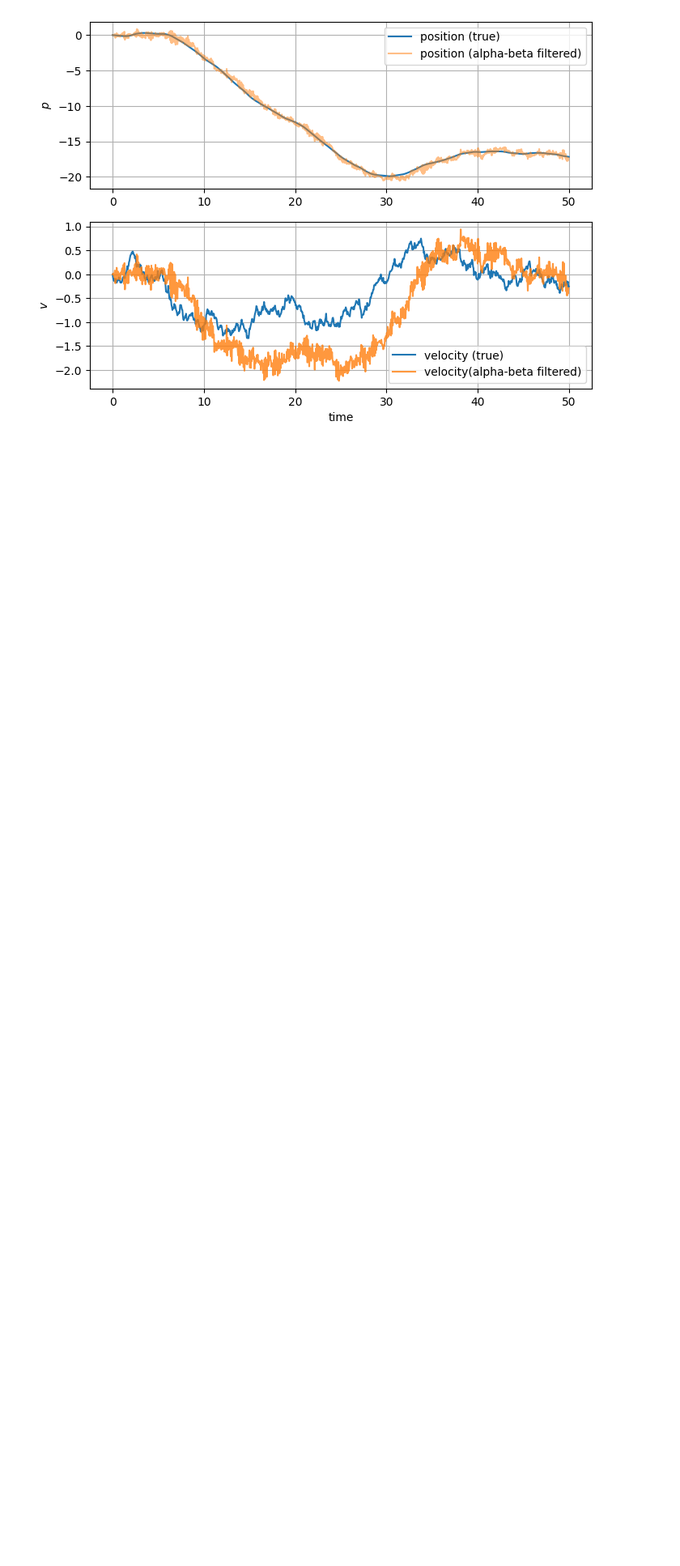
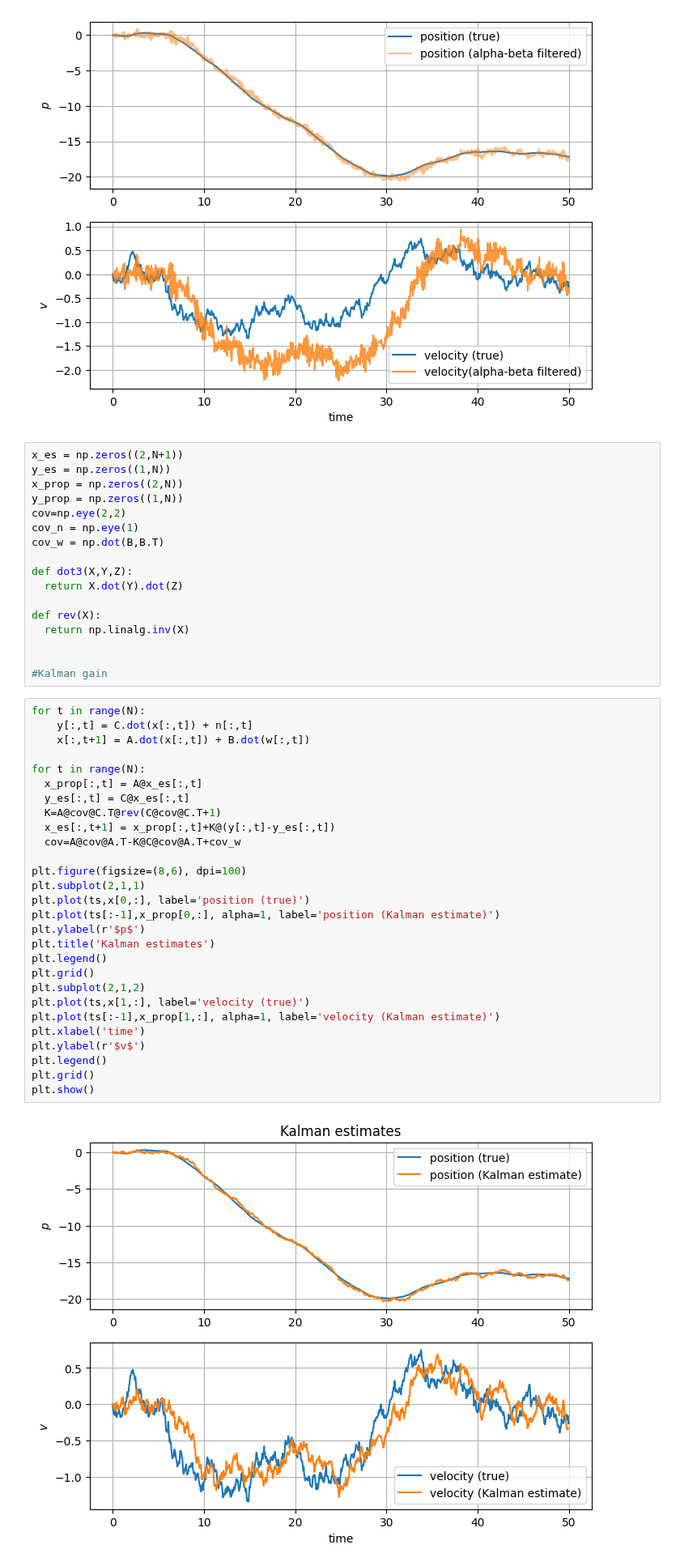
Before and after one commit to jehee-lee/Aerospace_capstone_design, a Jupyter notebook: Estimation_and_filtering.ipynb, the cells around one changed output. Shown at 81% size. Cells and saved outputs as stored; diff of their text form; blank space fills up the shorter version.

```diff
--- a/Estimation_and_filtering.ipynb
+++ b/Estimation_and_filtering.ipynb
@@ -231,3 +224,50 @@ plt.grid()
 plt.show()
 # %% [output]
 [figure]
+# %%
+x_es = np.zeros((2,N+1))
+y_es = np.zeros((1,N))
+x_prop = np.zeros((2,N))
+y_prop = np.zeros((1,N))
+cov=np.eye(2,2)
+cov_n = np.eye(1)
+cov_w = np.dot(B,B.T)
+
+def dot3(X,Y,Z):
+  return X.dot(Y).dot(Z)
+
+def rev(X):
+  return np.linalg.inv(X)
+
+
+#Kalman gain
+# %%
+for t in range(N):
+    y[:,t] = C.dot(x[:,t]) + n[:,t]
+    x[:,t+1] = A.dot(x[:,t]) + B.dot(w[:,t])
+
+for t in range(N):
+  x_prop[:,t] = A@x_es[:,t]
+  y_es[:,t] = C@x_es[:,t]
+  K=A@cov@C.T@rev(C@cov@C.T+1)
+  x_es[:,t+1] = x_prop[:,t]+K@(y[:,t]-y_es[:,t])
+  cov=A@cov@A.T-K@C@cov@A.T+cov_w
+
+plt.figure(figsize=(8,6), dpi=100)
+plt.subplot(2,1,1)
+plt.plot(ts,x[0,:], label='position (true)')
+plt.plot(ts[:-1],x_prop[0,:], alpha=1, label='position (Kalman estimate)')
+plt.ylabel(r'$p$')
+plt.title('Kalman estimates')
+plt.legend()
+plt.grid()
+plt.subplot(2,1,2)
+plt.plot(ts,x[1,:], label='velocity (true)')
+plt.plot(ts[:-1],x_prop[1,:], alpha=1, label='velocity (Kalman estimate)')
+plt.xlabel('time')
+plt.ylabel(r'$v$')
+plt.legend()
+plt.grid()
+plt.show()
+# %% [output]
+[figure, added]
```
Also changed, not shown: parts of 5 cells of this notebook.
